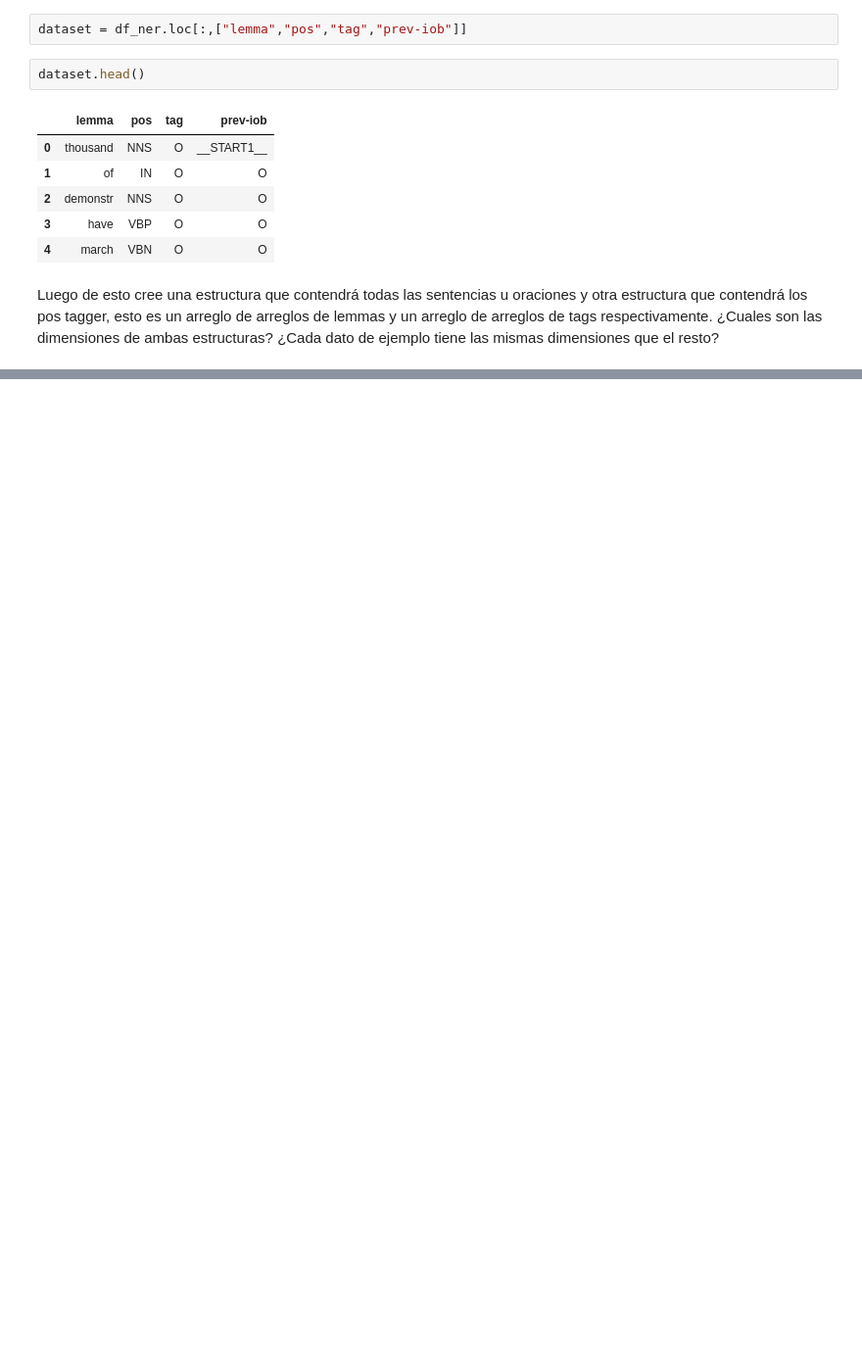
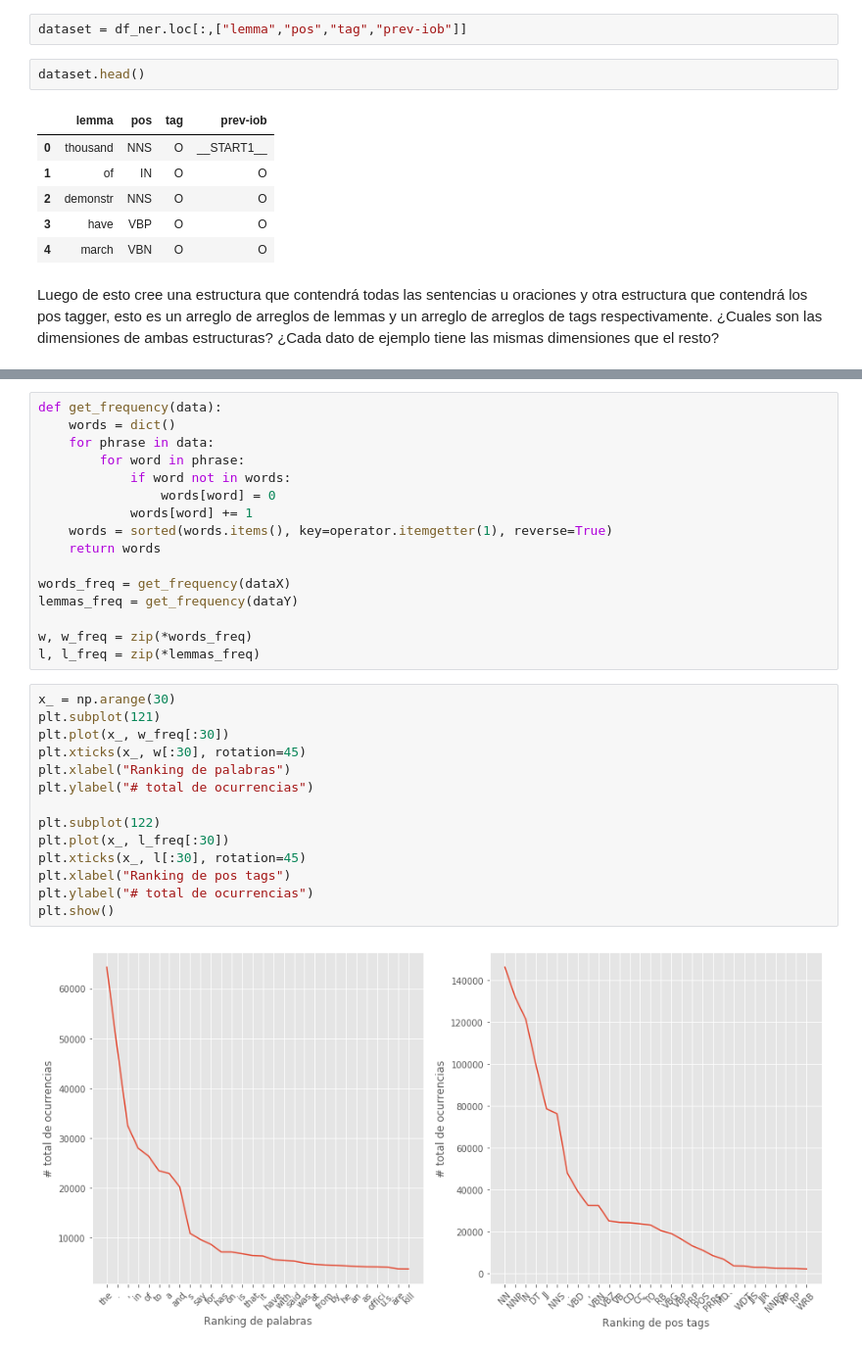
Before and after one commit to MrSutra/NeuralNetworks-2, a Jupyter notebook: Pregunta 2.ipynb, the cells around one changed output, grey strips where cells are left out. Shown at 98% size. Saved outputs shown, nothing was run; the diff lists cells and outputs as text; blank space fills up the shorter version.

```diff
--- a/Pregunta 2.ipynb
+++ b/Pregunta 2.ipynb
@@ -259,0 +121,32 @@ KeyboardInterrupt:
+# %%
+def get_frequency(data):
+    words = dict()
+    for phrase in data:
+        for word in phrase:
+            if word not in words:
+                words[word] = 0
+            words[word] += 1
+    words = sorted(words.items(), key=operator.itemgetter(1), reverse=True)
+    return words
+
+words_freq = get_frequency(dataX)
+lemmas_freq = get_frequency(dataY)
+
+w, w_freq = zip(*words_freq)
+l, l_freq = zip(*lemmas_freq)
+# %%
+x_ = np.arange(30)
+plt.subplot(121)
+plt.plot(x_, w_freq[:30])
+plt.xticks(x_, w[:30], rotation=45)
+plt.xlabel("Ranking de palabras")
+plt.ylabel("# total de ocurrencias")
+
+plt.subplot(122)
+plt.plot(x_, l_freq[:30])
+plt.xticks(x_, l[:30], rotation=45)
+plt.xlabel("Ranking de pos tags")
+plt.ylabel("# total de ocurrencias")
+plt.show()
+# %% [output]
+[figure, added]
```
Also changed, not shown: parts of 34 cells of this notebook.
